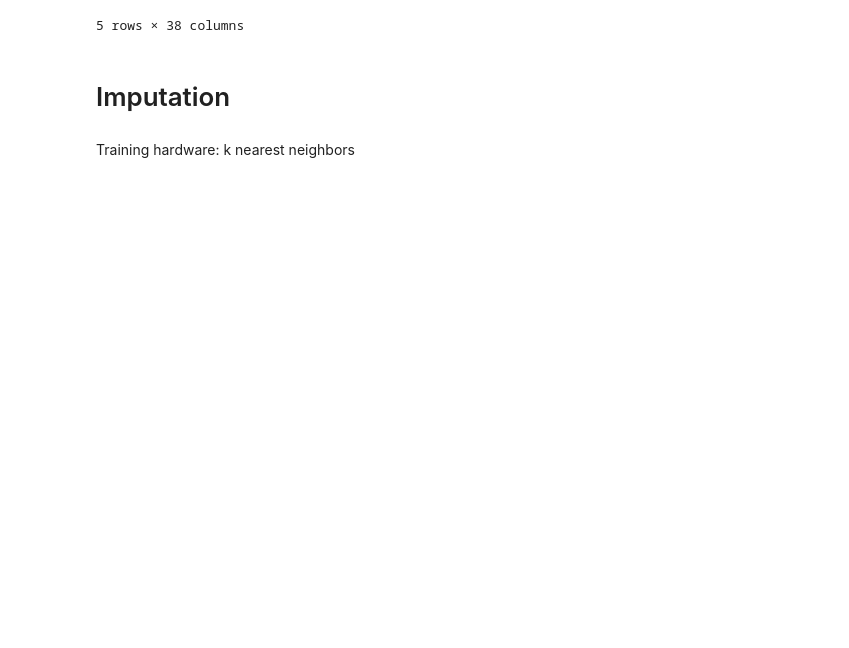
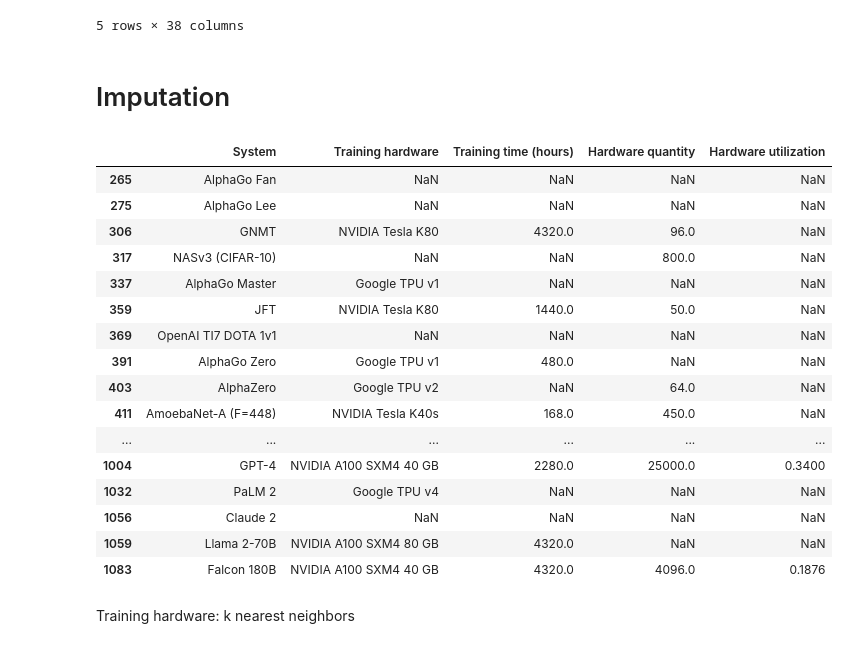
Before and after one commit to epoch-research/training-cost-trends, a Jupyter notebook: cost_analysis.ipynb, the cells around one changed output. Cells and saved outputs as stored; diff of their text form; code cells hidden in the pictures; blank space fills up the shorter version.

```diff
--- a/cost_analysis.ipynb
+++ b/cost_analysis.ipynb
@@ -127,6 +146,26 @@ hardware_df.head()
 5 rows × 38 columns
 # %% [markdown]
 # Imputation
+# %%
+frontier_pcd_df[['System', 'Training hardware', 'Training time (hours)', 'Hardware quantity', 'Hardware utilization']]
+# %% [output]
+|  | System | Training hardware | Training time (hours) | Hardware quantity | Hardware utilization |
+| 265 | AlphaGo Fan | NaN | NaN | NaN | NaN |
+| 275 | AlphaGo Lee | NaN | NaN | NaN | NaN |
+| 306 | GNMT | NVIDIA Tesla K80 | 4320.0 | 96.0 | NaN |
+| 317 | NASv3 (CIFAR-10) | NaN | NaN | 800.0 | NaN |
+| 337 | AlphaGo Master | Google TPU v1 | NaN | NaN | NaN |
+| 359 | JFT | NVIDIA Tesla K80 | 1440.0 | 50.0 | NaN |
+| 369 | OpenAI TI7 DOTA 1v1 | NaN | NaN | NaN | NaN |
+| 391 | AlphaGo Zero | Google TPU v1 | 480.0 | NaN | NaN |
+| 403 | AlphaZero | Google TPU v2 | NaN | 64.0 | NaN |
+| 411 | AmoebaNet-A (F=448) | NVIDIA Tesla K40s | 168.0 | 450.0 | NaN |
+| ... | ... | ... | ... | ... | ... |
+| 1004 | GPT-4 | NVIDIA A100 SXM4 40 GB | 2280.0 | 25000.0 | 0.3400 |
+| 1032 | PaLM 2 | Google TPU v4 | NaN | NaN | NaN |
+| 1056 | Claude 2 | NaN | NaN | NaN | NaN |
+| 1059 | Llama 2-70B | NVIDIA A100 SXM4 80 GB | 4320.0 | NaN | NaN |
+| 1083 | Falcon 180B | NVIDIA A100 SXM4 40 GB | 4320.0 | 4096.0 | 0.1876 |
 # %% [markdown]
 Training hardware: k nearest neighbors
 # %%
```
Also changed, not shown: parts of 20 cells of this notebook.
